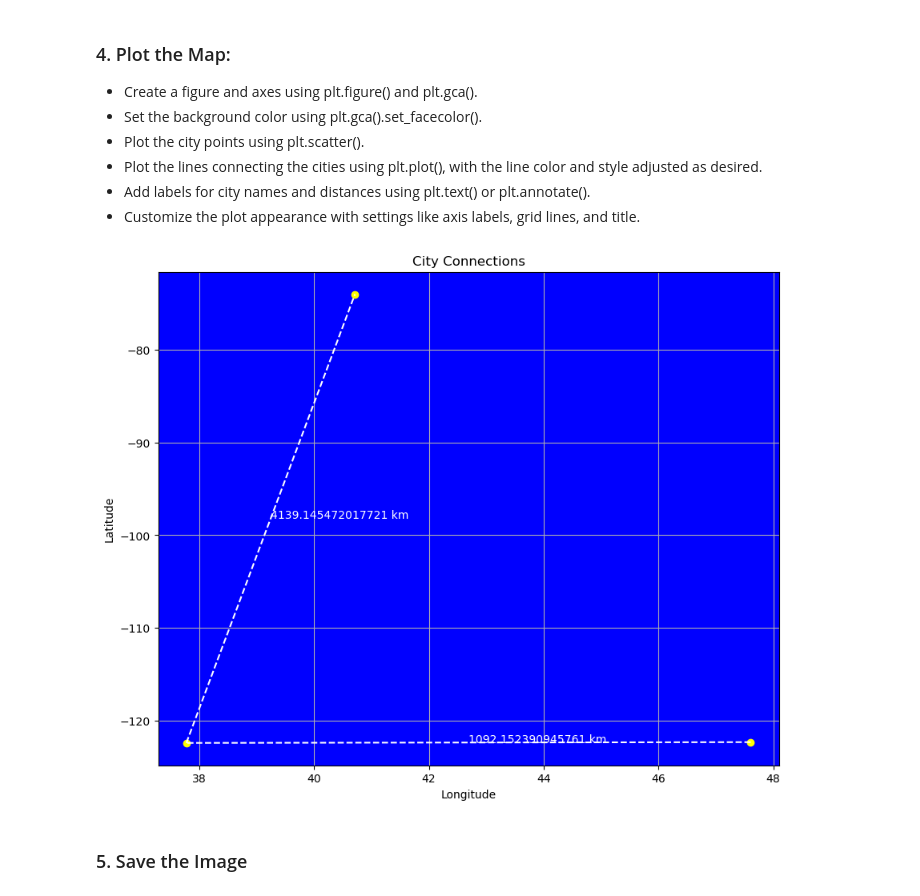
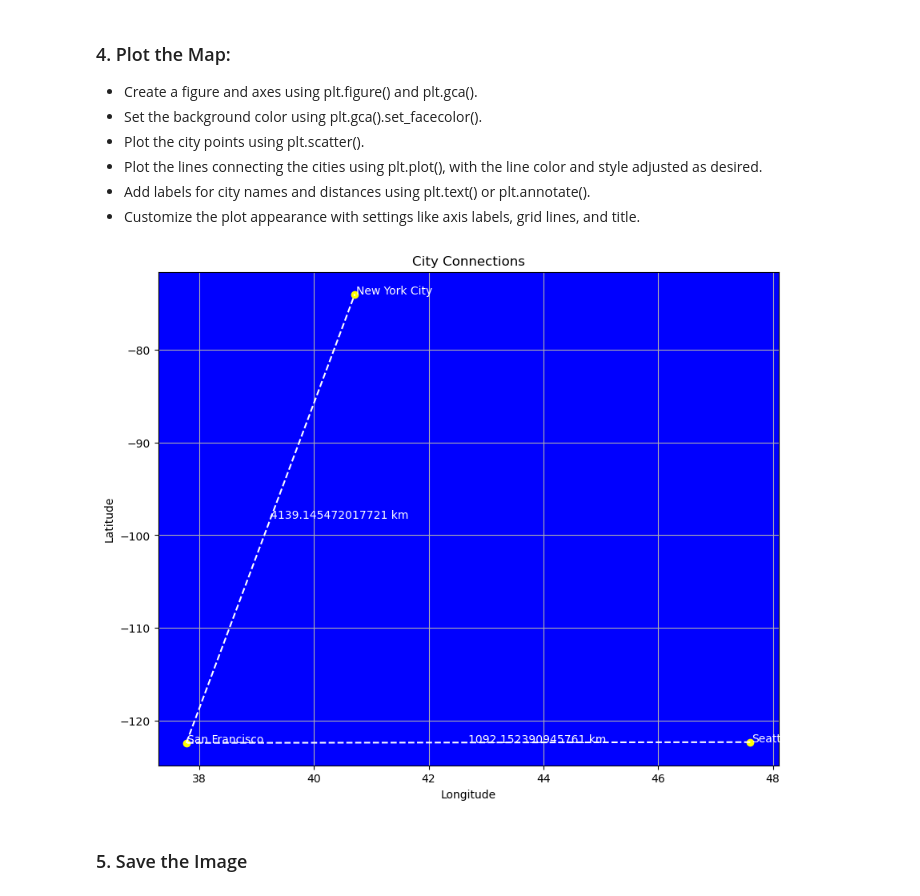
Before and after one commit to UlrikeDetective/maps, a Jupyter notebook: app/map_pointsV02/app.ipynb, the cells around one changed output. Drawn from its saved outputs; the diff is of its cells as text; code cells hidden in the pictures.

Commit message:
second version with city names

```diff
--- a/app/map_pointsV02/app.ipynb
+++ b/app/map_pointsV02/app.ipynb
@@ -38,23 +38,27 @@ for i in range(len(cities) - 1):
 # %%
 plt.figure(figsize=(10, 8))
 ax = plt.gca()
 ax.set_facecolor("blue")  # Change background color to blue
 
 x_coords = [city[1][0] for city in cities]
 y_coords = [city[1][1] for city in cities]
 plt.scatter(x_coords, y_coords, color="yellow", marker="o")
 
 for i in range(len(cities) - 1):
     plt.plot([x_coords[i], x_coords[i + 1]], [y_coords[i], y_coords[i + 1]], color="white", linestyle="--")
     plt.text((x_coords[i] + x_coords[i + 1]) / 2, (y_coords[i] + y_coords[i + 1]) / 2, f"{distances[i]} km", color="white")
 
+# Add city names next to the points
+for city, coords in cities:
+    plt.text(coords[0] + 0.02, coords[1] + 0.02, city, color="white")
+
 plt.xlabel("Longitude")
 plt.ylabel("Latitude")
 plt.title("City Connections")
 plt.grid(True)
 plt.show()
 # %% [output]
-[figure, old version]
+[figure, new version]
 # %% [markdown]
 ### 5. Save the Image
 # %%
```
